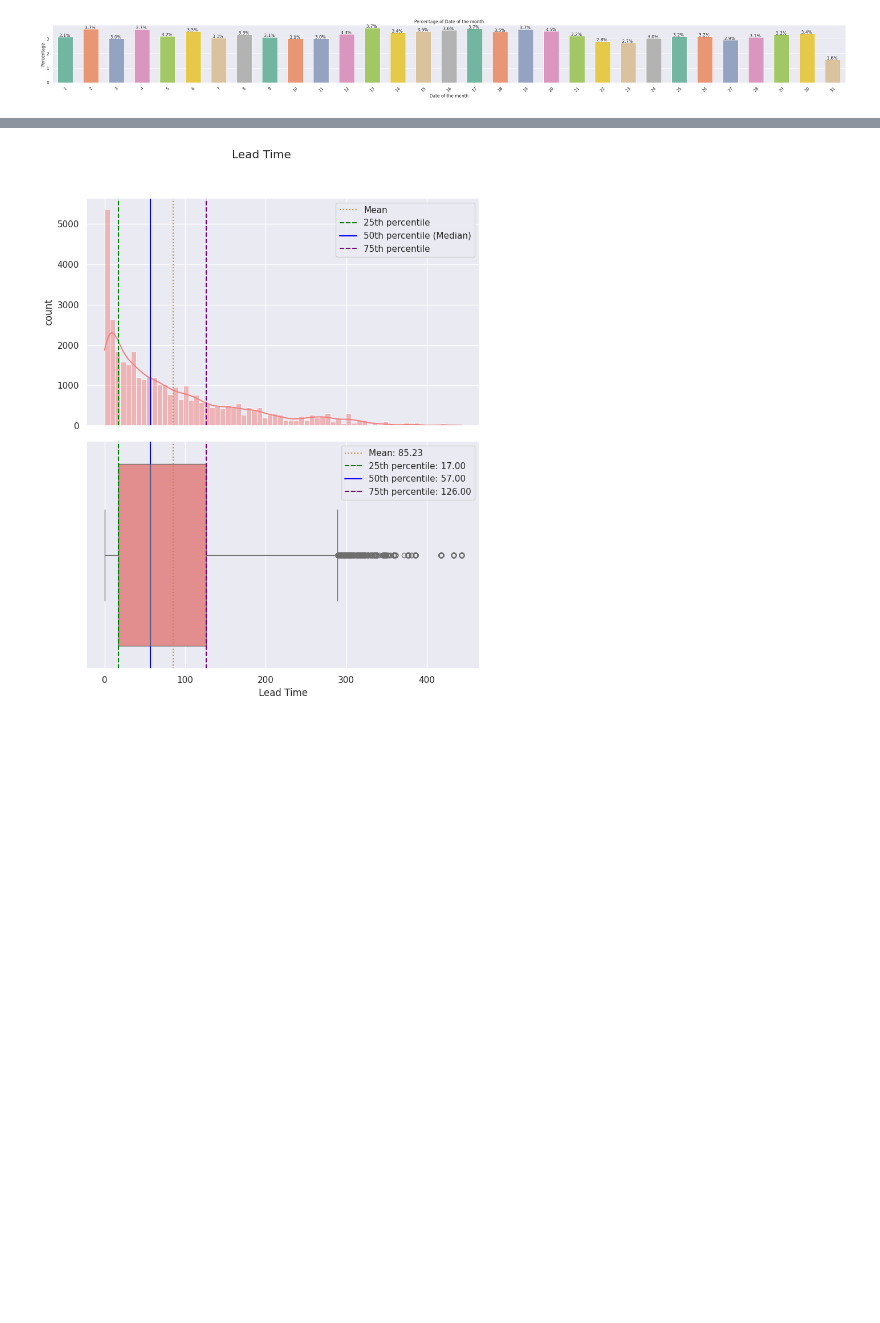
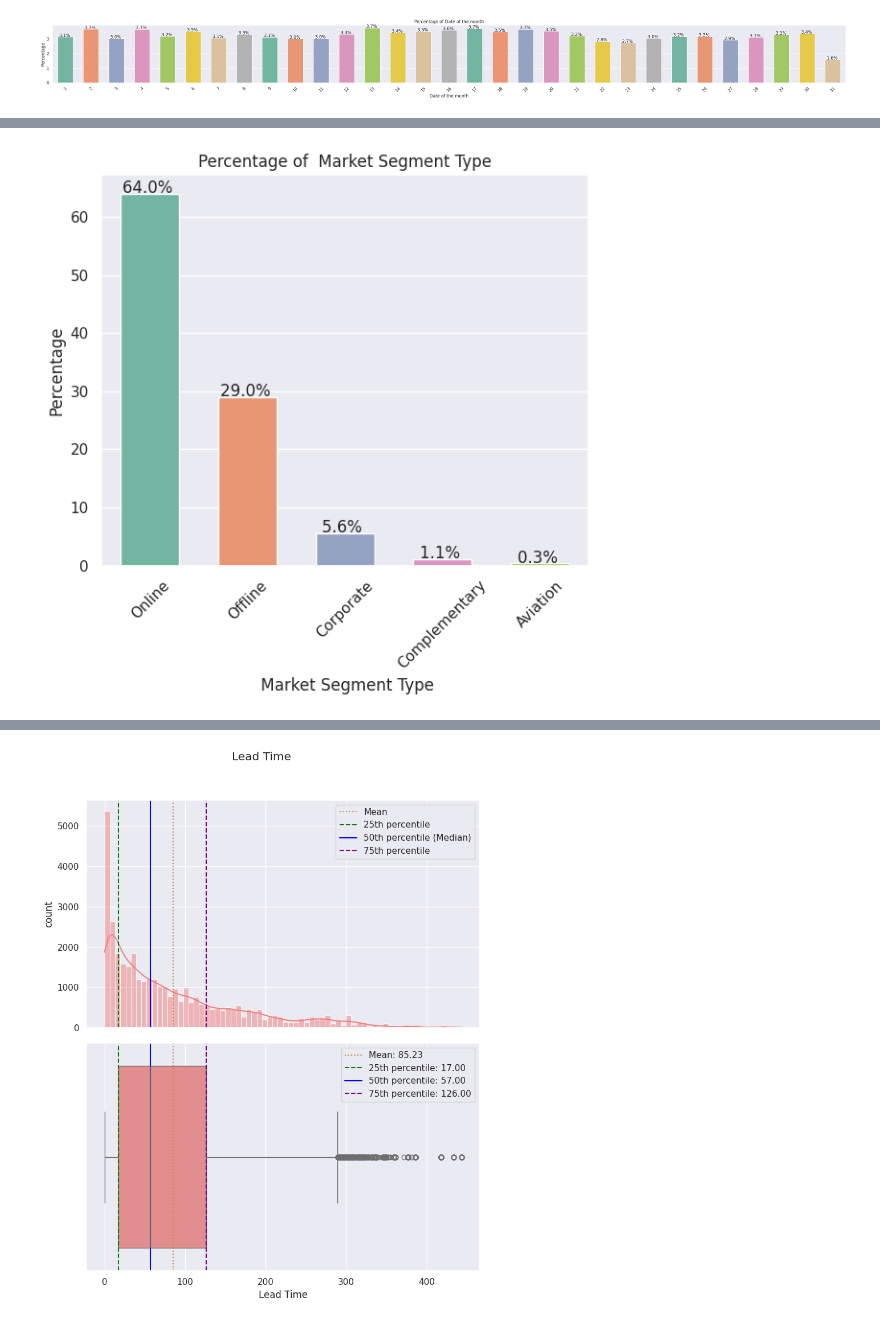
Before and after one commit to Rajesh2015/inn-hotels-bookings, a Jupyter notebook: inn_hotel_bookings_solution.ipynb, the cells around one changed output, grey strips where cells are left out. Drawn from its saved outputs; the diff is of its cells as text; code cells hidden in the pictures; blank space fills up the shorter version.

```diff
--- a/inn_hotel_bookings_solution.ipynb
+++ b/inn_hotel_bookings_solution.ipynb
@@ -560,0 +569,4 @@ plot_bar_chart_percentage(df=df, column_name='arrival_date',xlabel='Date of the
+# %%
+plot_bar_chart_percentage(df=df, column_name='market_segment_type',xlabel=' Market Segment Type',pellete=pellete)
+# %% [output]
+[figure, added]
```
Also changed, not shown: parts of 13 cells of this notebook.
